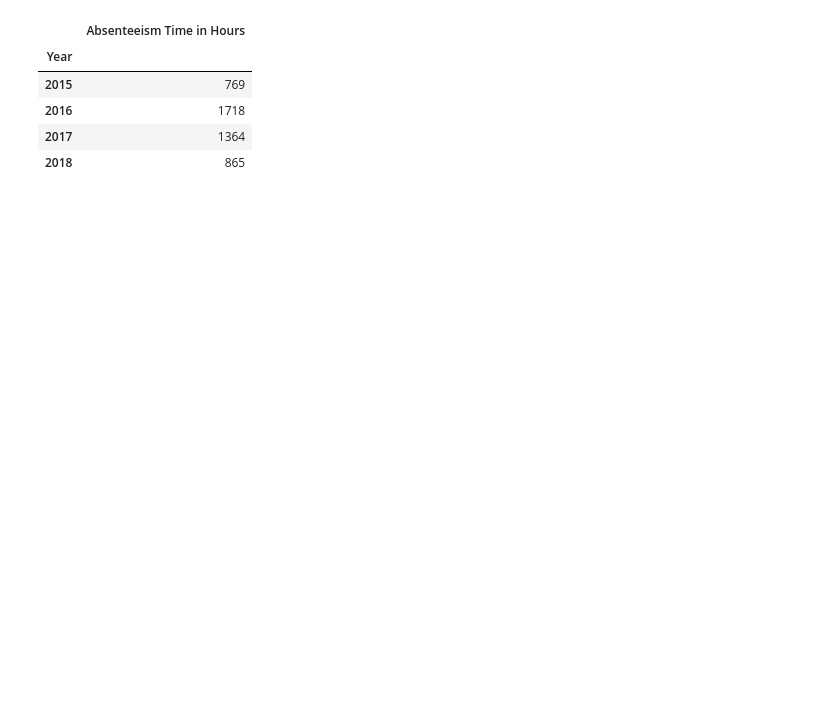
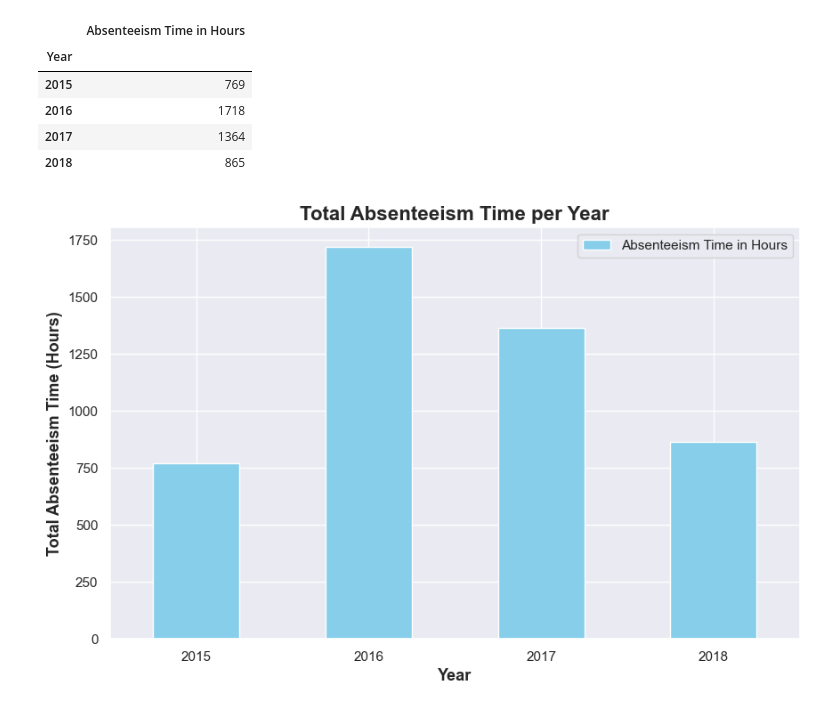
Before and after one commit to delidji88/Data-Analyst-Project, a Jupyter notebook: 1. Absenteeism/complete_absenteeism.ipynb, the cells around one changed output. Cells and saved outputs as stored; diff of their text form; code cells hidden in the pictures; blank space fills up the shorter version.

```diff
--- a/1. Absenteeism/complete_absenteeism.ipynb
+++ b/1. Absenteeism/complete_absenteeism.ipynb
@@ -12,6 +12,7 @@ import pandas as pd
 import numpy as np
 import matplotlib.pyplot as plt
 import seaborn as sns
+sns.set()
 # %% [markdown]
 # Import raw data as 'raw_data'
 # %%
@@ -471,5 +486,7 @@ Il y a 692 absences.
 # %%
-cleaned_data[["Year", "Absenteeism Time in Hours"]].groupby("Year").sum()
+# Absences by year 2015, 2016, 2017 and 2018
+grouped_year = cleaned_data[["Year", "Absenteeism Time in Hours"]].groupby("Year").sum()
+grouped_year
 # %% [output]
 |  | Absenteeism Time in Hours |
 | Year |  |
@@ -477,3 +494,12 @@ cleaned_data[["Year", "Absenteeism Time in Hours"]].groupby("Year").sum()
 | 2016 | 1718 |
 | 2017 | 1364 |
 | 2018 | 865 |
+# %%
+grouped_year.plot(kind="bar", figsize=(10,6), subplots= True, color='skyblue')
+plt.xlabel("Year", fontsize=13, weight='bold')
+plt.ylabel("Total Absenteeism Time (Hours)", fontsize=13, fontweight= 'bold')
+plt.title("Total Absenteeism Time per Year", fontsize=16, fontweight='bold')
+plt.xticks(rotation=0)
+plt.show()
+# %% [output]
+[figure, added]
```
Also changed, not shown: parts of 8 cells of this notebook.
